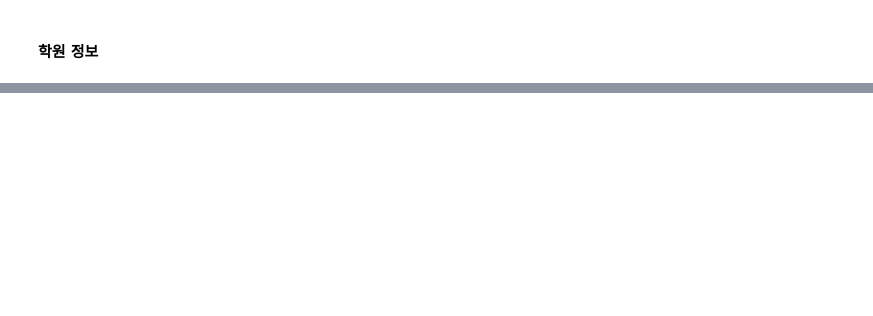
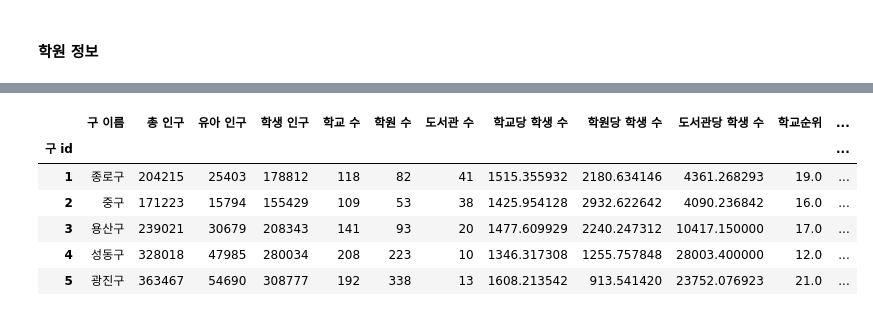
Before and after one commit to addinedu-ros-9th/eda-repo-2, a Jupyter notebook: data_analysis/rank.ipynb, the cells around one changed output, grey strips where cells are left out. Saved outputs shown, nothing was run; the diff lists cells and outputs as text; code cells hidden in the pictures; blank space fills up the shorter version.

```diff
--- a/data_analysis/rank.ipynb
+++ b/data_analysis/rank.ipynb
@@ -38,0 +49,3 @@ gu.head()
+# %%
+gu_sort = gu.set_index('구 id')
+gu_sort
@@ -78,0 +202,27 @@ academy.head()
+# %%
+per_s = []
+per_a = []
+per_l = []
+
+for gu in total.index:
+    per_s.append(total.loc[gu]['학생 인구']/total.loc[gu]['학교 수'])
+
+for gu in total.index:
+    per_a.append(total.loc[gu]['학생 인구']/total.loc[gu]['학원 수'])
+
+for gu in total.index:
+    per_l.append(total.loc[gu]['학생 인구']/total.loc[gu]['도서관 수'])
+
+total['학교당 학생 수'] = per_s
+total['학원당 학생 수'] = per_a
+total['도서관당 학생 수'] = per_l
+
+total.head()
+# %% [output]
+|  | 구 이름 | 총 인구 | 유아 인구 | 학생 인구 | 학교 수 | 학원 수 | 도서관 수 | 학교당 학생 수 | 학원당 학생 수 | 도서관당 학생 수 | 학교순위 | ... |
+| 구 id |  |  |  |  |  |  |  |  |  |  |  | ... |
+| 1 | 종로구 | 204215 | 25403 | 178812 | 118 | 82 | 41 | 1515.355932 | 2180.634146 | 4361.268293 | 19.0 | ... |
+| 2 | 중구 | 171223 | 15794 | 155429 | 109 | 53 | 38 | 1425.954128 | 2932.622642 | 4090.236842 | 16.0 | ... |
+| 3 | 용산구 | 239021 | 30679 | 208343 | 141 | 93 | 20 | 1477.609929 | 2240.247312 | 10417.150000 | 17.0 | ... |
+| 4 | 성동구 | 328018 | 47985 | 280034 | 208 | 223 | 10 | 1346.317308 | 1255.757848 | 28003.400000 | 12.0 | ... |
+| 5 | 광진구 | 363467 | 54690 | 308777 | 192 | 338 | 13 | 1608.213542 | 913.541420 | 23752.076923 | 21.0 | ... |
```
Also changed, not shown: parts of 18 cells of this notebook, 1 other file.
